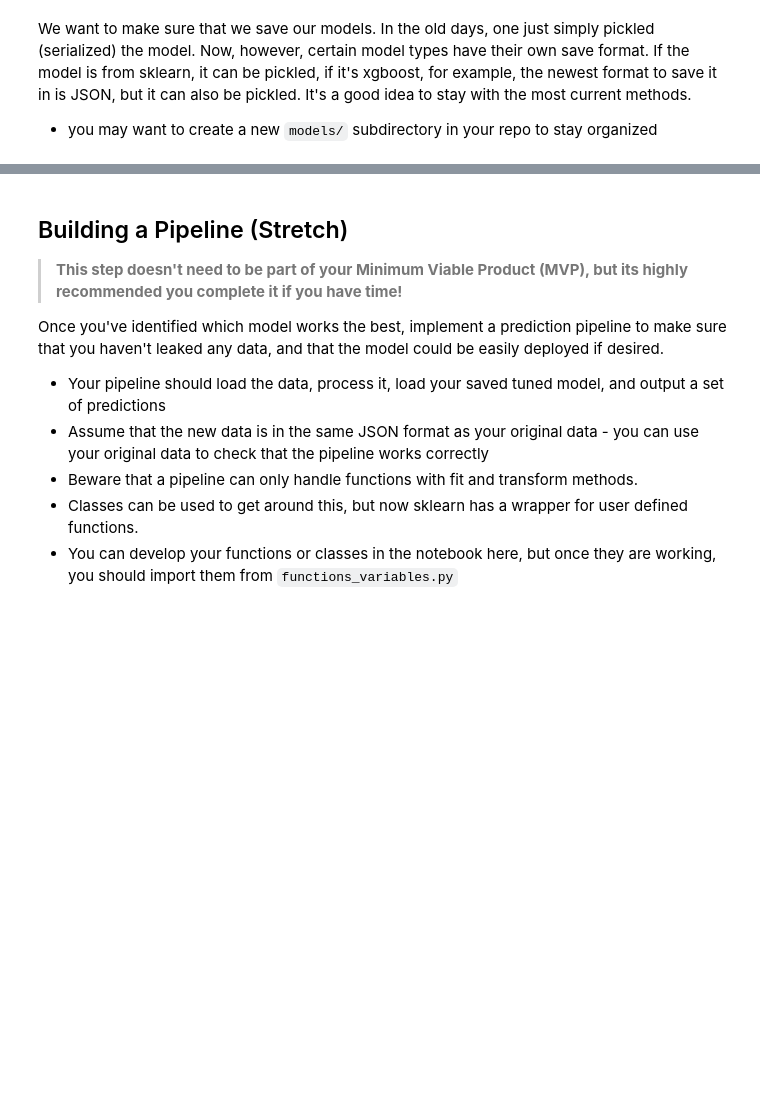
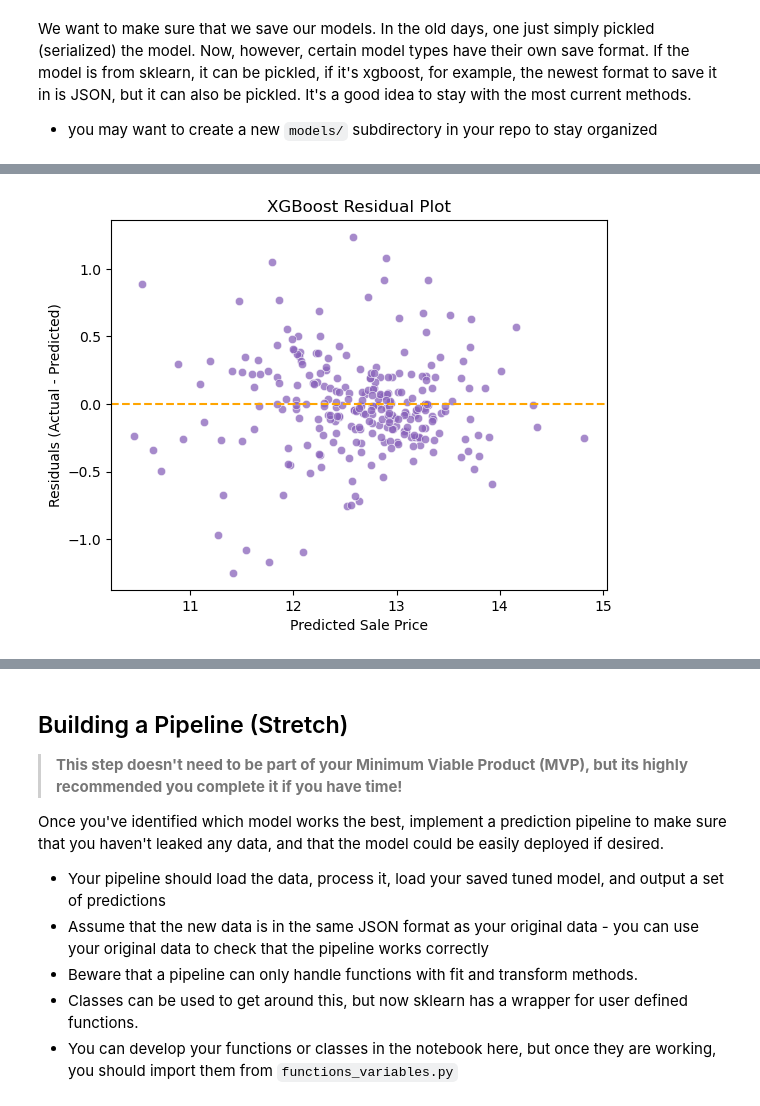
Before and after one commit to kangelamw/DS-Midterm-Project-LHL-2025, a Jupyter notebook: notebooks/3 - tuning_pipeline.ipynb, the cells around one changed output, grey strips where cells are left out. Cells and saved outputs as stored; diff of their text form; code cells hidden in the pictures; blank space fills up the shorter version.

```diff
--- a/notebooks/3 - tuning_pipeline.ipynb
+++ b/notebooks/3 - tuning_pipeline.ipynb
@@ -249,0 +325,20 @@ Test R² Score: 0.7776
+# %%
+# Residuals plot
+residuals = y_test - y_pred
+
+sns.scatterplot(x=y_pred,
+                y=residuals,
+                alpha=0.75,
+                color='#8963BA')
+plt.axhline(y=0, color='orange', linestyle='--')
+
+plt.xlabel("Predicted Sale Price")
+plt.ylabel("Residuals (Actual - Predicted)")
+plt.title("XGBoost Residual Plot")
+
+plt.savefig('../images/residual_plot_xgb.png',
+            dpi=300,
+            bbox_inches='tight')
+plt.show()
+# %% [output]
+[figure, added]
```
Also changed, not shown: parts of 10 cells of this notebook, 10 other files.
